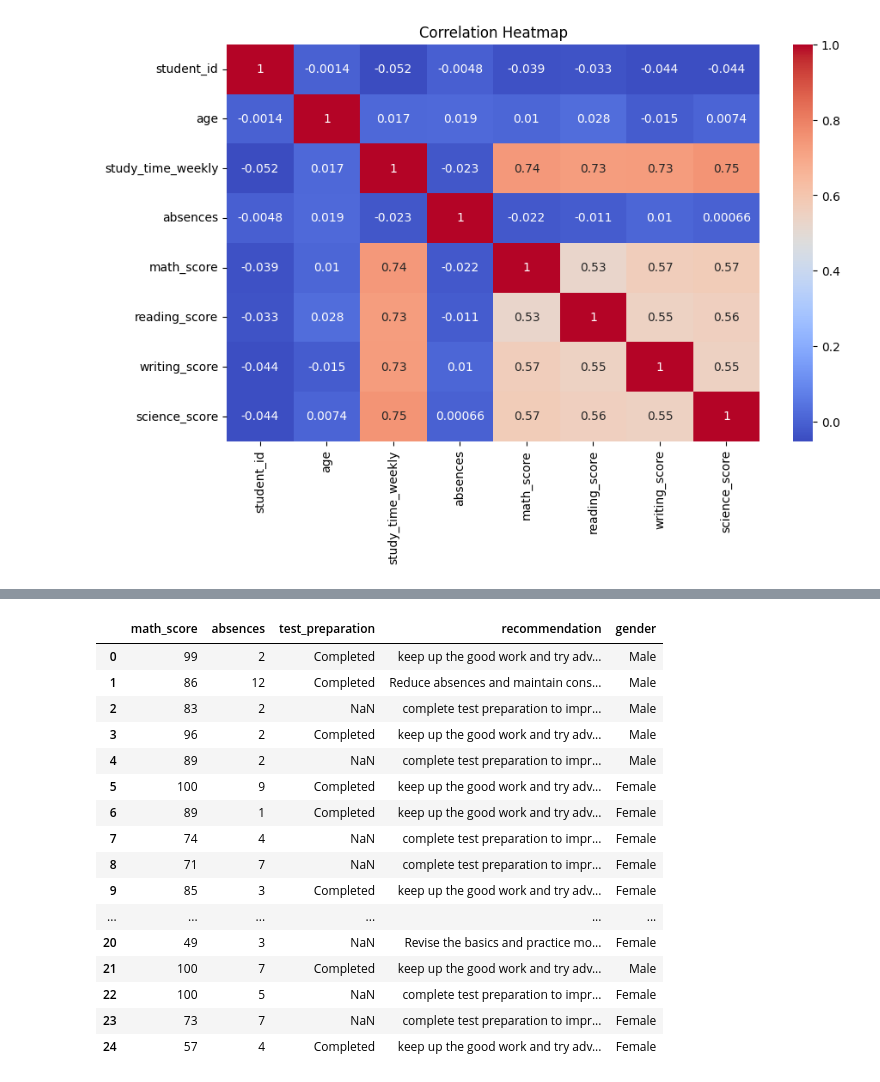
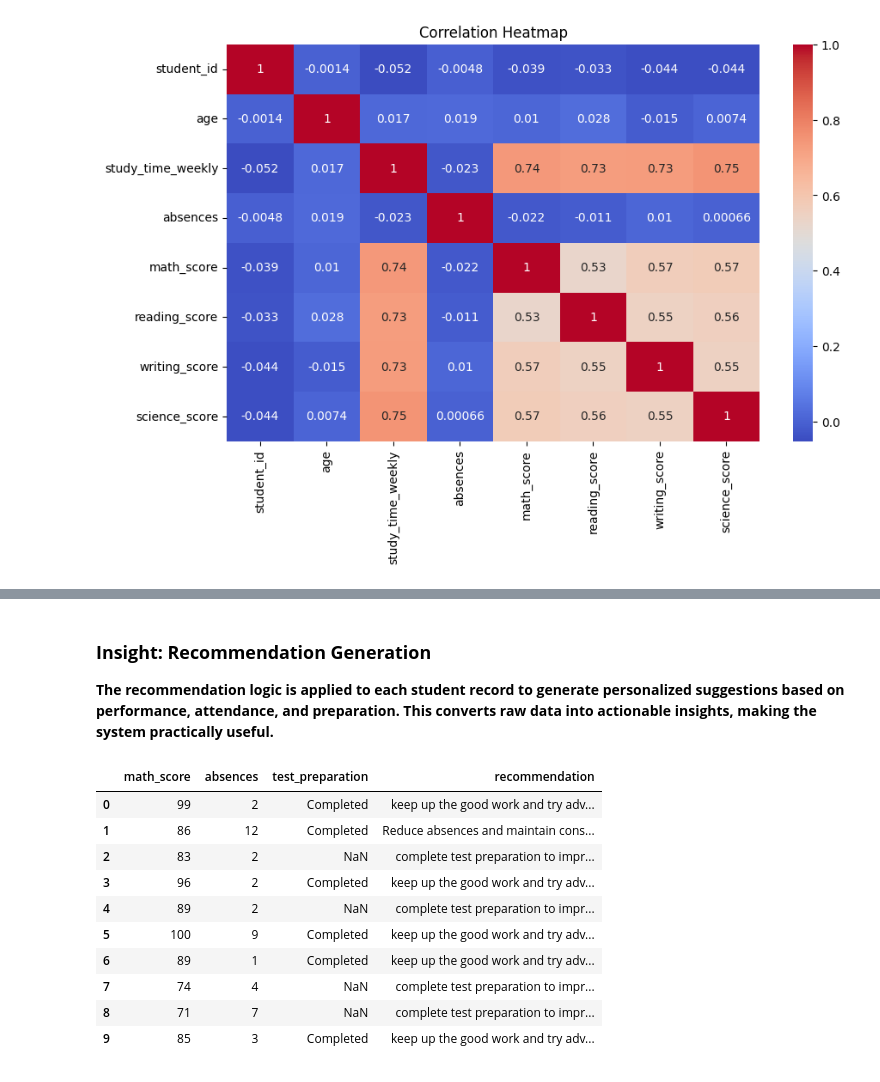
Before and after one commit to Syed123-az/AI-Learning-Navigator, a Jupyter notebook: eda.ipynb, the cells around one changed output, grey strips where cells are left out. Cells and saved outputs as stored; diff of their text form; code cells hidden in the pictures.

```diff
--- a/eda.ipynb
+++ b/eda.ipynb
@@ -373,37 +137,18 @@ print(df.head(25))
+# %% [markdown]
+### **Insight: Recommendation Generation**
+
+**The recommendation logic is applied to each student record to generate personalized suggestions based on performance, attendance, and preparation. This converts raw data into actionable insights, making the system practically useful.**
 # %%
-df[["math_score", "absences", "test_preparation", "recommendation","gender"]].head(25)
-
-#1. Performance vs Behavior
-#Insight:
-
-#Student performance is strongly influenced by behavior (attendance + preparation), not just ability.
-
-#2. Absence Impact on Learning
-#Insight:
-#High absenteeism is a key indicator of unstable academic performance, even if current scores are good.
-
-#3. Test Preparation Importance
-#Insight:
-#Lack of structured preparation creates gaps in learning, affecting consistency and future performance.
-
-#4. Personalized Recommendation System
-#Insight:
-#The system successfully implements personalized learning guidance, rather than generic feedback.
+df[["math_score", "absences", "test_preparation", "recommendation"]].head(10)
 # %% [output]
-|  | math_score | absences | test_preparation | recommendation | gender |
-| 0 | 99 | 2 | Completed | keep up the good work and try adv... | Male |
-| 1 | 86 | 12 | Completed | Reduce absences and maintain cons... | Male |
-| 2 | 83 | 2 | NaN | complete test preparation to impr... | Male |
-| 3 | 96 | 2 | Completed | keep up the good work and try adv... | Male |
-| 4 | 89 | 2 | NaN | complete test preparation to impr... | Male |
-| 5 | 100 | 9 | Completed | keep up the good work and try adv... | Female |
-| 6 | 89 | 1 | Completed | keep up the good work and try adv... | Female |
-| 7 | 74 | 4 | NaN | complete test preparation to impr... | Female |
-| 8 | 71 | 7 | NaN | complete test preparation to impr... | Female |
-| 9 | 85 | 3 | Completed | keep up the good work and try adv... | Female |
-| ... | ... | ... | ... | ... | ... |
-| 20 | 49 | 3 | NaN | Revise the basics and practice mo... | Female |
-| 21 | 100 | 7 | Completed | keep up the good work and try adv... | Male |
-| 22 | 100 | 5 | NaN | complete test preparation to impr... | Female |
-| 23 | 73 | 7 | NaN | complete test preparation to impr... | Female |
-| 24 | 57 | 4 | Completed | keep up the good work and try adv... | Female |
+|  | math_score | absences | test_preparation | recommendation |
+| 0 | 99 | 2 | Completed | keep up the good work and try adv... |
+| 1 | 86 | 12 | Completed | Reduce absences and maintain cons... |
+| 2 | 83 | 2 | NaN | complete test preparation to impr... |
+| 3 | 96 | 2 | Completed | keep up the good work and try adv... |
+| 4 | 89 | 2 | NaN | complete test preparation to impr... |
+| 5 | 100 | 9 | Completed | keep up the good work and try adv... |
+| 6 | 89 | 1 | Completed | keep up the good work and try adv... |
+| 7 | 74 | 4 | NaN | complete test preparation to impr... |
+| 8 | 71 | 7 | NaN | complete test preparation to impr... |
+| 9 | 85 | 3 | Completed | keep up the good work and try adv... |
```
Also changed, not shown: parts of 17 cells of this notebook.
